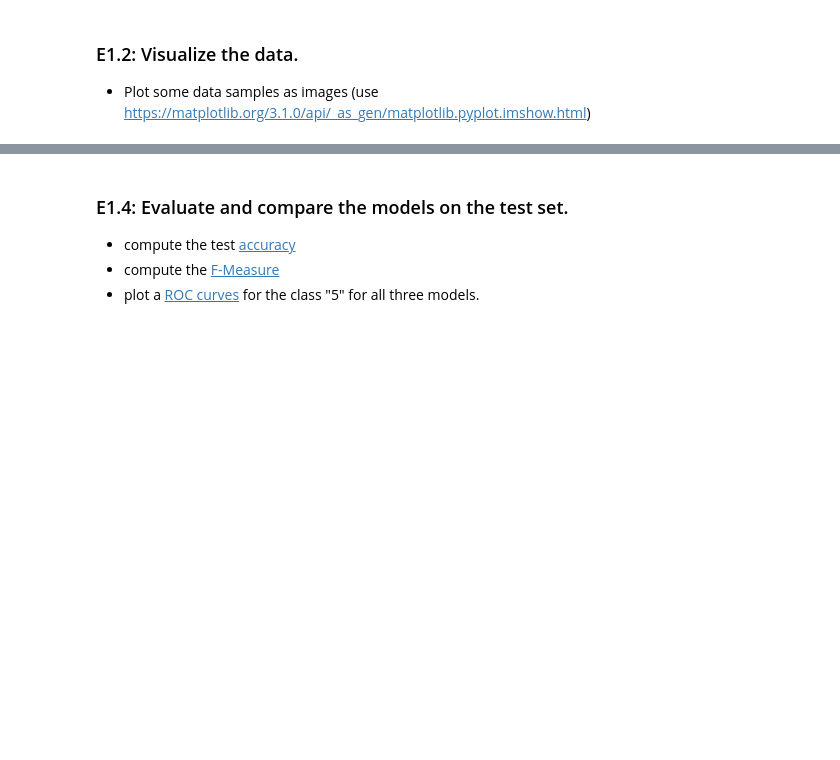
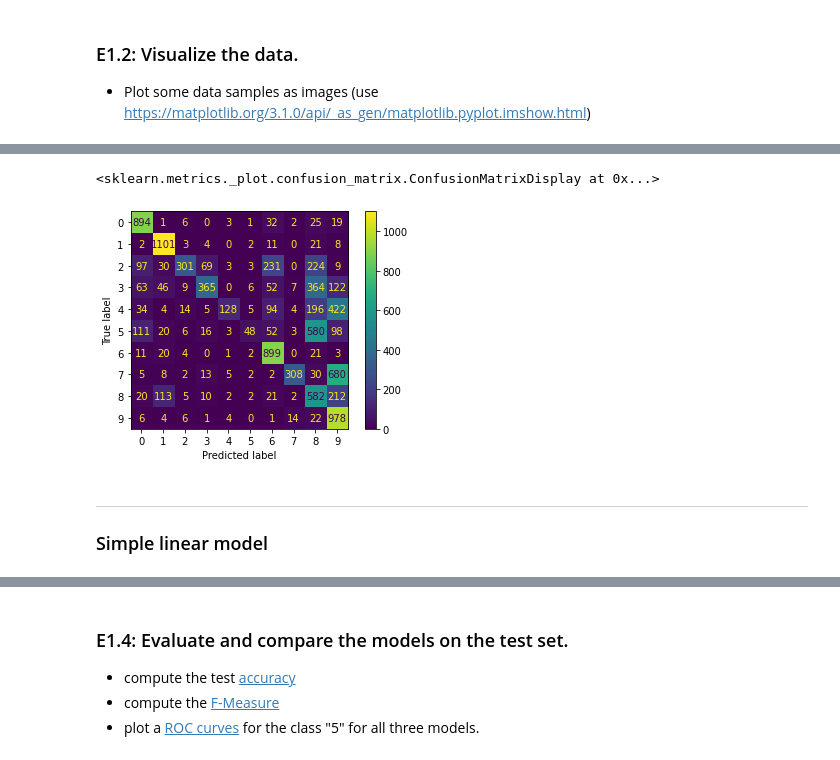
Before and after one commit to trenklem/DataScience21, a Jupyter notebook: Block_5/Assignments/5_a_Classification.ipynb, the cells around one changed output, grey strips where cells are left out. Drawn from its saved outputs; the diff is of its cells as text; code cells hidden in the pictures; blank space fills up the shorter version.

```diff
--- a/Block_5/Assignments/5_a_Classification.ipynb
+++ b/Block_5/Assignments/5_a_Classification.ipynb
@@ -38,0 +61,2 @@ Compare the training accuracy (https://scikit-learn.org/stable/modules/generated
+# %%
+y_pred_gaussian = clf_gaussian.predict(X_test)
@@ -38,0 +67,11 @@ Compare the training accuracy (https://scikit-learn.org/stable/modules/generated
+# %%
+cm_gaussian = confusion_matrix(y_test, y_pred_gaussian, labels=clf_gaussian.classes_)
+disp_gaussian = ConfusionMatrixDisplay(confusion_matrix=cm_gaussian,
+                              display_labels=clf_gaussian.classes_)
+disp_gaussian.plot()
+# %% [output]
+<sklearn.metrics._plot.confusion_matrix.ConfusionMatrixDisplay at 0x...>
+[figure, added]
+# %% [markdown]
+___
+### Simple linear model
```
Also changed, not shown: parts of 19 cells of this notebook, 1 other file.
